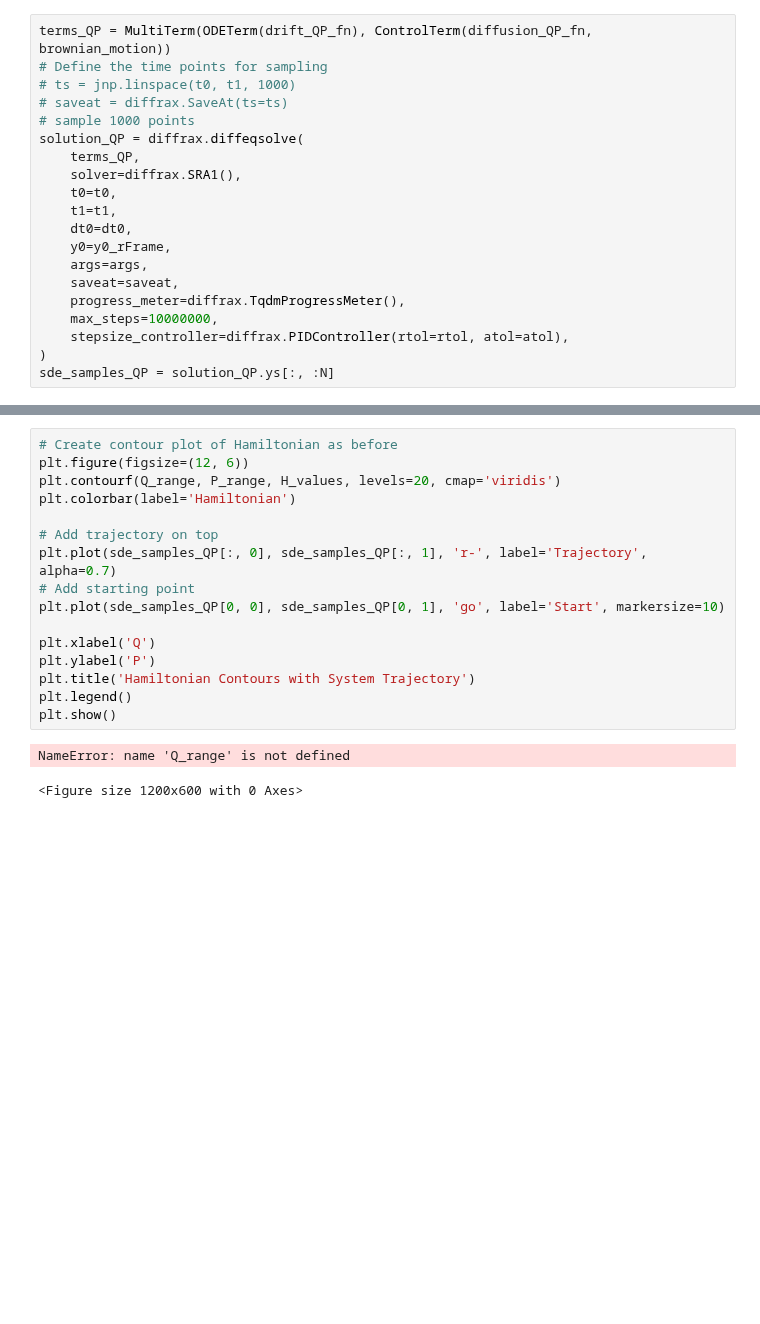
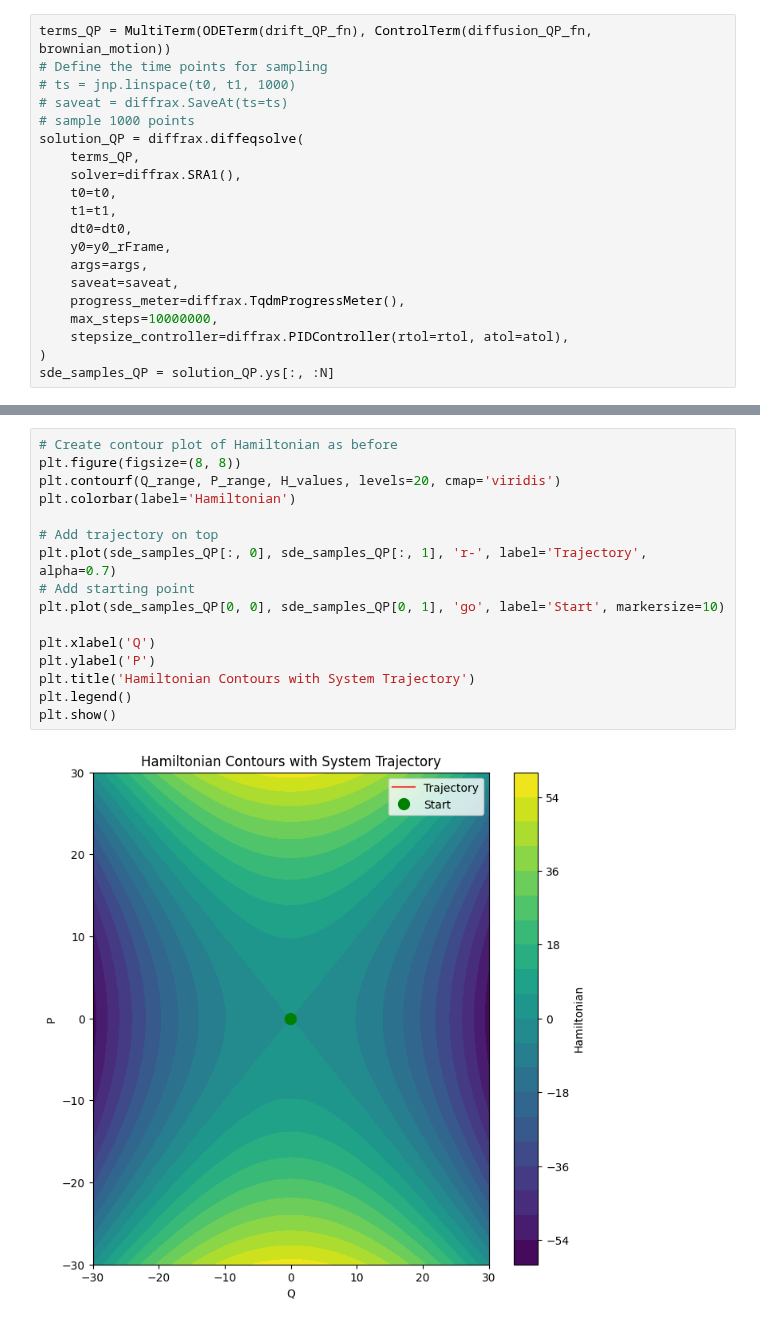
Before and after one commit to cyboesch/oscillator_dev, a Jupyter notebook: thermoai/notebooks/rotating_frame_realAnsatz.ipynb, the cells around one changed output, grey strips where cells are left out. Drawn from its saved outputs; the diff is of its cells as text; blank space fills up the shorter version.

```diff
--- a/thermoai/notebooks/rotating_frame_realAnsatz.ipynb
+++ b/thermoai/notebooks/rotating_frame_realAnsatz.ipynb
@@ -230,22 +222,21 @@ L2 difference between x(t) and reconstructed x(t): 0.000078
 # %%
 # Create contour plot of Hamiltonian as before
-plt.figure(figsize=(12, 6))
+plt.figure(figsize=(8, 8))
 plt.contourf(Q_range, P_range, H_values, levels=20, cmap='viridis')
 plt.colorbar(label='Hamiltonian')
 
 # Add trajectory on top
 plt.plot(sde_samples_QP[:, 0], sde_samples_QP[:, 1], 'r-', label='Trajectory', alpha=0.7)
 # Add starting point
 plt.plot(sde_samples_QP[0, 0], sde_samples_QP[0, 1], 'go', label='Start', markersize=10)
 
 plt.xlabel('Q')
 plt.ylabel('P')
 plt.title('Hamiltonian Contours with System Trajectory')
 plt.legend()
 plt.show()
 # %% [output]
-NameError: name 'Q_range' is not defined
-<Figure size 1200x600 with 0 Axes>
+[figure, added]
 # %%
 plt.figure(figsize=(12, 6))
 plt.plot(ts[-1000:], sde_samples_x[-1000:, 0], label='x(t)')
```
Also changed, not shown: parts of 7 cells of this notebook.
